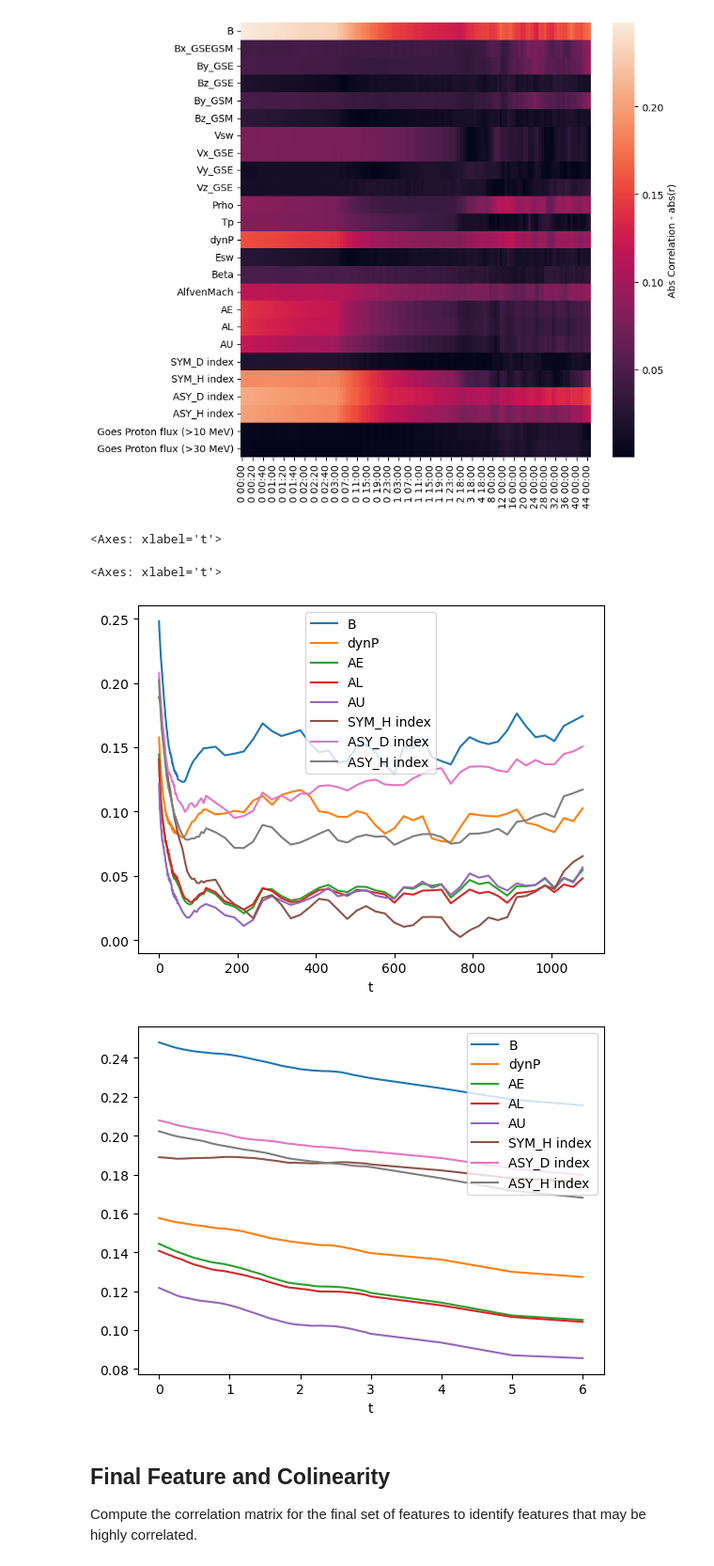
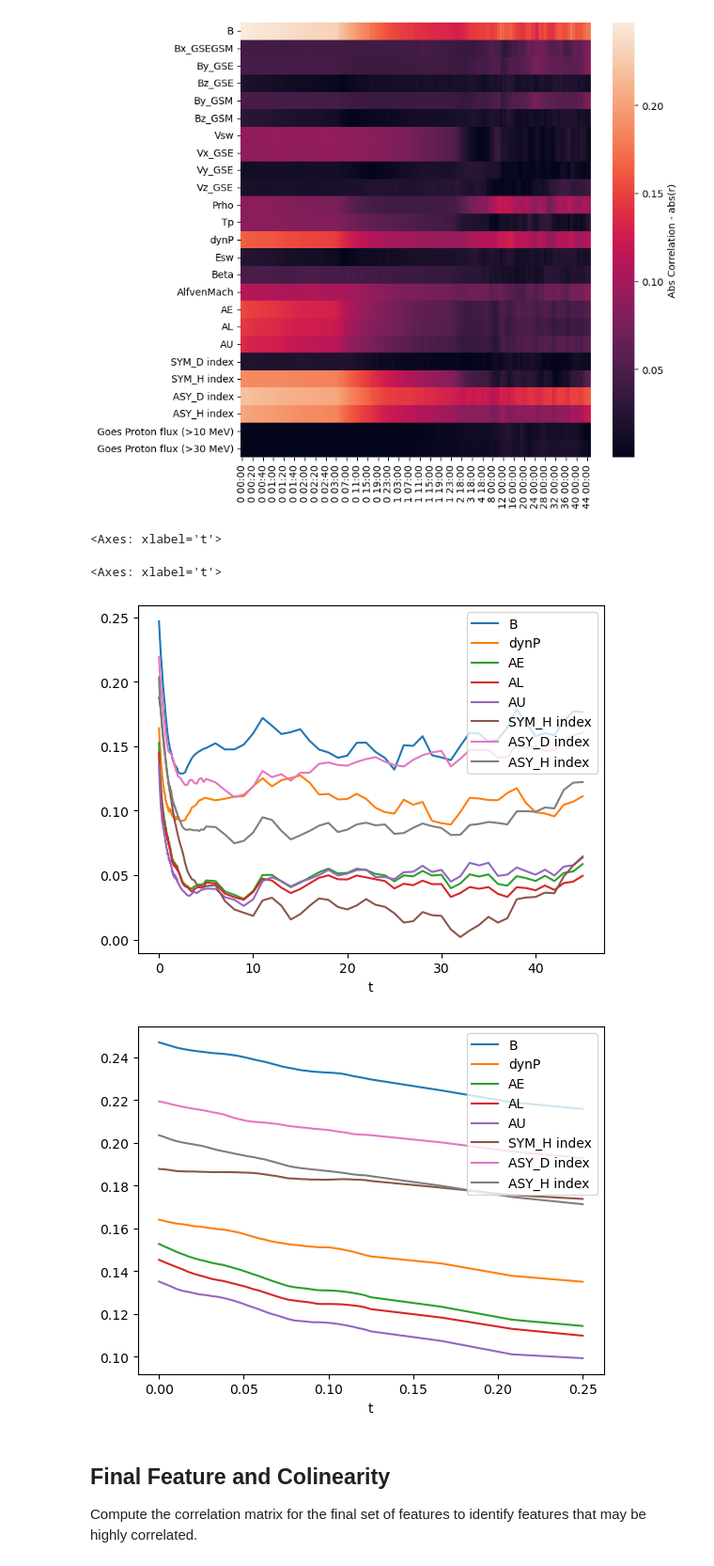
Before and after one commit to kylermurphy/SatDrag, a Jupyter notebook: Notebooks/Coor_database_v3.ipynb, the cells around one changed output. Shown at 94% size. Cells and saved outputs as stored; diff of their text form; code cells hidden in the pictures.

```diff
--- a/Notebooks/Coor_database_v3.ipynb
+++ b/Notebooks/Coor_database_v3.ipynb
@@ -23,6 +23,9 @@ InteractiveShell.ast_node_interactivity = "all"
 # %%
 fn = 'D:\data\SatDensities\satdrag_database_grace_B_v3.hdf5'
 df = pd.read_hdf(fn)
+
+df = df[df['DateTime'] > '2010-01-01']
+
 print(df.columns)
 # %% [output]
 Index(['DateTime', 'DateTime_omni', 'Year', 'DOY', 'Hour', 'Minute', 'IMF_id',
@@ -86,6 +89,4 @@ False    623067
 Name: count, dtype: int64
-# %%
-df = df[~df['irr_1216'].isna()]
 # %% [markdown]
 ### Generate correlation matrices
 # %%
@@ -222,7 +231,6 @@ t_lag = np.concatenate([t_lag,np.arange(2*24*60,5*24*60+6*60,60*6)])
 t_lag = np.concatenate([t_lag,np.arange(6*24*60,45*24*60+6*60,60*24)])
 # %%
 solar_columns = fism_columns[:-2]+['irr_1216']+[dens_col]
-solar_columns = fism_columns
 t_col = 'DateTime'
 # %%
 df_dens = df[[t_col,dens_col]].copy()
@@ -343,15 +351,15 @@ plt.show()
 [figure]
 # %%
 om_p = om_dt.transpose()
-om_p['t'] = t_lag/60
+om_p['t'] = t_lag*60/86400.
 
 om_p.abs().plot(x='t',y=omni_final)
 om_p[0:40].abs().plot(x='t',y=omni_final)
 # %% [output]
 <Axes: xlabel='t'>
 <Axes: xlabel='t'>
-[figure, old version]
+[figure, new version]
-[figure, old version]
+[figure, new version]
 # %% [markdown]
 ## Final Feature and Colinearity
 
```
Also changed, not shown: parts of 6 cells of this notebook, 12 other files.
